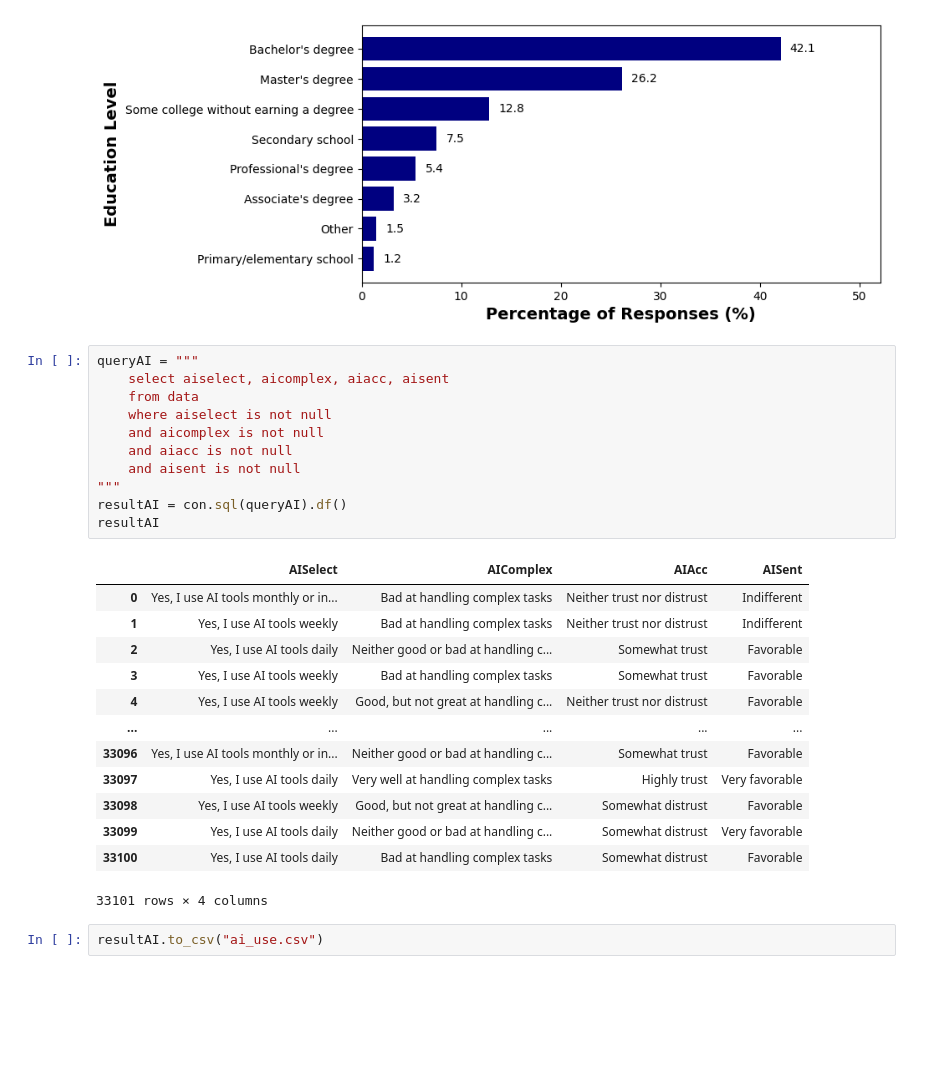
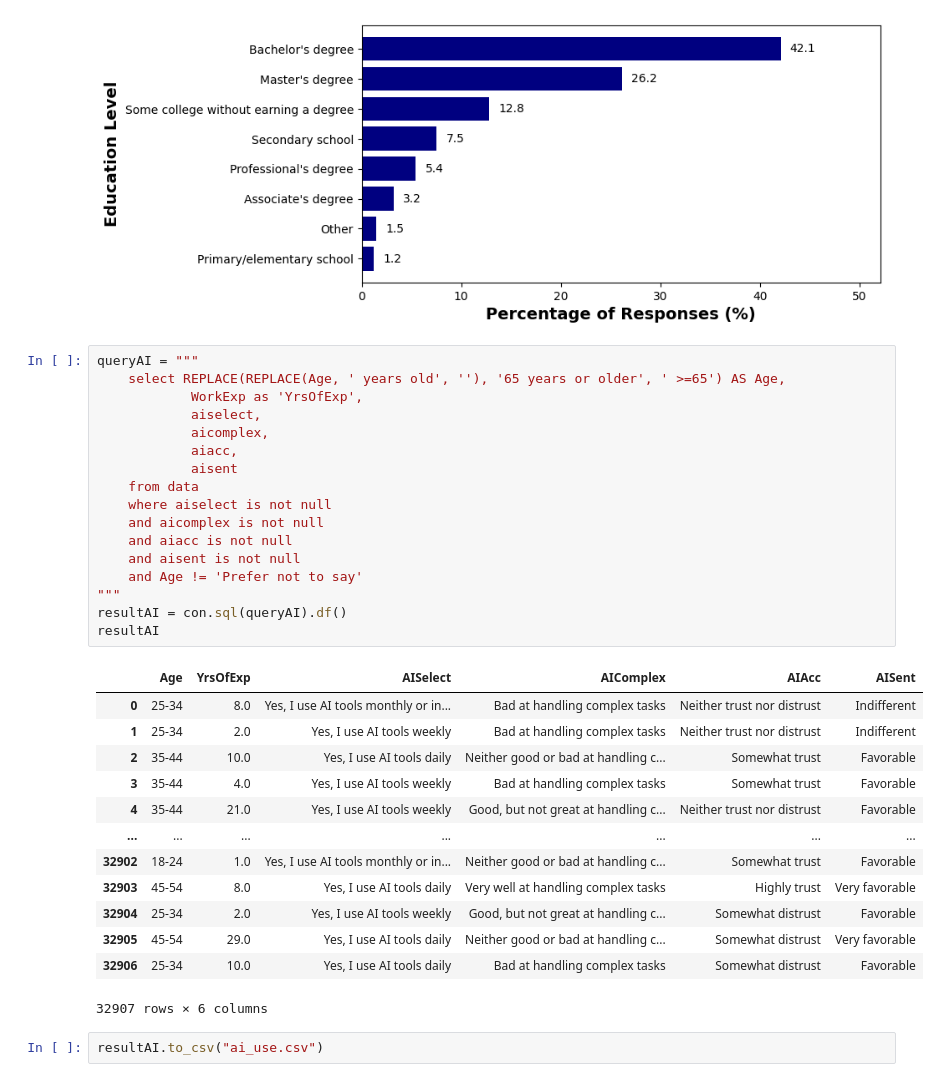
Before and after one commit to huyqng1412/stackoverflow_2025_project, a Jupyter notebook: so2025_vis.ipynb, the cells around one changed output. Cells and saved outputs as stored; diff of their text form; blank space fills up the shorter version.

```diff
--- a/so2025_vis.ipynb
+++ b/so2025_vis.ipynb
@@ -199,28 +211,34 @@ plt.show()
 [figure]
 # %%
 queryAI = """
-    select aiselect, aicomplex, aiacc, aisent
+    select REPLACE(REPLACE(Age, ' years old', ''), '65 years or older', ' >=65') AS Age,
+            WorkExp as 'YrsOfExp',
+            aiselect,
+            aicomplex,
+            aiacc,
+            aisent
     from data
     where aiselect is not null
     and aicomplex is not null
     and aiacc is not null
     and aisent is not null
+    and Age != 'Prefer not to say'
 """
 resultAI = con.sql(queryAI).df()
 resultAI
 # %% [output]
-|  | AISelect | AIComplex | AIAcc | AISent |
-| 0 | Yes, I use AI tools monthly or in... | Bad at handling complex tasks | Neither trust nor distrust | Indifferent |
-| 1 | Yes, I use AI tools weekly | Bad at handling complex tasks | Neither trust nor distrust | Indifferent |
-| 2 | Yes, I use AI tools daily | Neither good or bad at handling c... | Somewhat trust | Favorable |
-| 3 | Yes, I use AI tools weekly | Bad at handling complex tasks | Somewhat trust | Favorable |
-| 4 | Yes, I use AI tools weekly | Good, but not great at handling c... | Neither trust nor distrust | Favorable |
-| ... | ... | ... | ... | ... |
-| 33096 | Yes, I use AI tools monthly or in... | Neither good or bad at handling c... | Somewhat trust | Favorable |
-| 33097 | Yes, I use AI tools daily | Very well at handling complex tasks | Highly trust | Very favorable |
-| 33098 | Yes, I use AI tools weekly | Good, but not great at handling c... | Somewhat distrust | Favorable |
-| 33099 | Yes, I use AI tools daily | Neither good or bad at handling c... | Somewhat distrust | Very favorable |
-| 33100 | Yes, I use AI tools daily | Bad at handling complex tasks | Somewhat distrust | Favorable |
+|  | Age | YrsOfExp | AISelect | AIComplex | AIAcc | AISent |
+| 0 | 25-34 | 8.0 | Yes, I use AI tools monthly or in... | Bad at handling complex tasks | Neither trust nor distrust | Indifferent |
+| 1 | 25-34 | 2.0 | Yes, I use AI tools weekly | Bad at handling complex tasks | Neither trust nor distrust | Indifferent |
+| 2 | 35-44 | 10.0 | Yes, I use AI tools daily | Neither good or bad at handling c... | Somewhat trust | Favorable |
+| 3 | 35-44 | 4.0 | Yes, I use AI tools weekly | Bad at handling complex tasks | Somewhat trust | Favorable |
+| 4 | 35-44 | 21.0 | Yes, I use AI tools weekly | Good, but not great at handling c... | Neither trust nor distrust | Favorable |
+| ... | ... | ... | ... | ... | ... | ... |
+| 32902 | 18-24 | 1.0 | Yes, I use AI tools monthly or in... | Neither good or bad at handling c... | Somewhat trust | Favorable |
+| 32903 | 45-54 | 8.0 | Yes, I use AI tools daily | Very well at handling complex tasks | Highly trust | Very favorable |
+| 32904 | 25-34 | 2.0 | Yes, I use AI tools weekly | Good, but not great at handling c... | Somewhat distrust | Favorable |
+| 32905 | 45-54 | 29.0 | Yes, I use AI tools daily | Neither good or bad at handling c... | Somewhat distrust | Very favorable |
+| 32906 | 25-34 | 10.0 | Yes, I use AI tools daily | Bad at handling complex tasks | Somewhat distrust | Favorable |
-33101 rows × 4 columns
+32907 rows × 6 columns
 # %%
 resultAI.to_csv("ai_use.csv")
```
Also changed, not shown: parts of 3 cells of this notebook, 2 other files.
